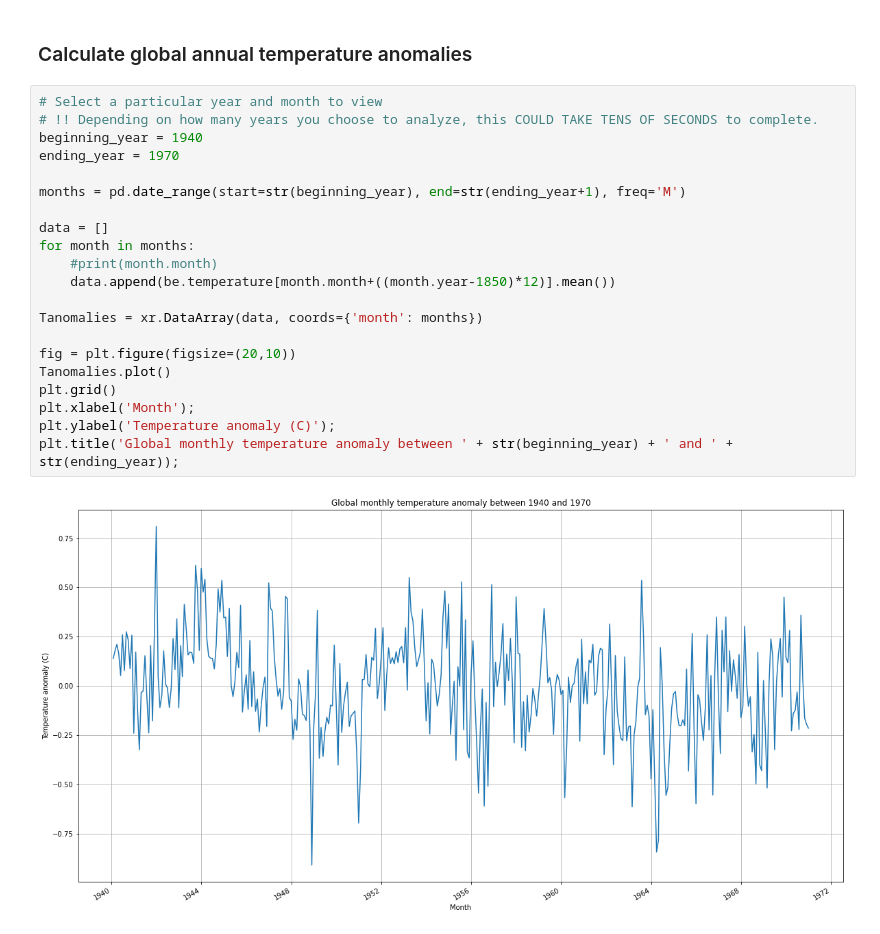
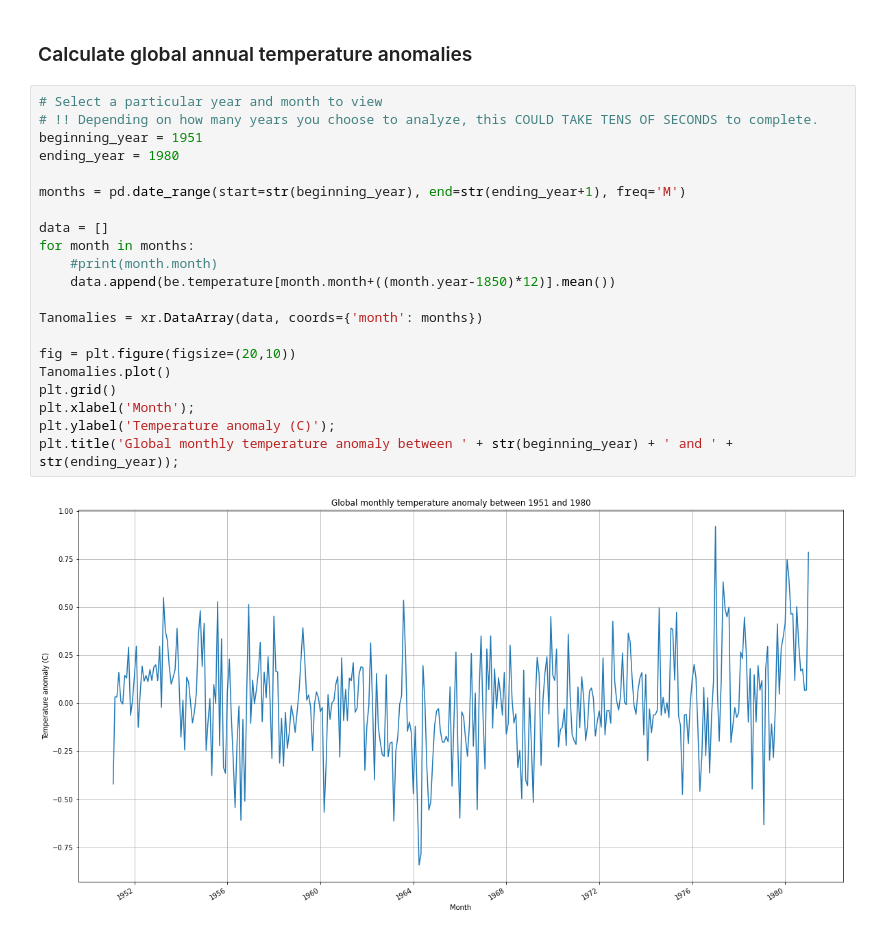
Before and after one commit to vonw/CE401, a Jupyter notebook: _build/jupyter_execute/chapter2/plotBerkeleyEarth.ipynb, the cells around one changed output. Saved outputs shown, nothing was run; the diff lists cells and outputs as text.

```diff
--- a/_build/jupyter_execute/chapter2/plotBerkeleyEarth.ipynb
+++ b/_build/jupyter_execute/chapter2/plotBerkeleyEarth.ipynb
@@ -84,23 +70,23 @@ plt.title('Temperature Anomalies for ' + month + ' ' + str(year));
 # %%
 # Select a particular year and month to view
 # !! Depending on how many years you choose to analyze, this COULD TAKE TENS OF SECONDS to complete.
-beginning_year = 1940
-ending_year = 1970
+beginning_year = 1951
+ending_year = 1980
 
 months = pd.date_range(start=str(beginning_year), end=str(ending_year+1), freq='M')
 
 data = []
 for month in months:
     #print(month.month)
     data.append(be.temperature[month.month+((month.year-1850)*12)].mean())
 
 Tanomalies = xr.DataArray(data, coords={'month': months})
 
 fig = plt.figure(figsize=(20,10))
 Tanomalies.plot()
 plt.grid()
 plt.xlabel('Month');
 plt.ylabel('Temperature anomaly (C)');
 plt.title('Global monthly temperature anomaly between ' + str(beginning_year) + ' and ' + str(ending_year));
 # %% [output]
-[figure, old version]
+[figure, new version]
```
Also changed, not shown: parts of 2 cells of this notebook, 10 other files.
